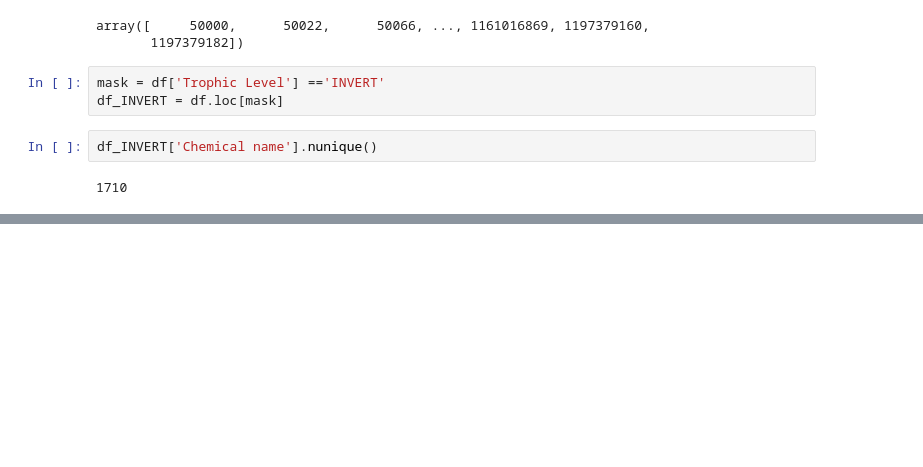
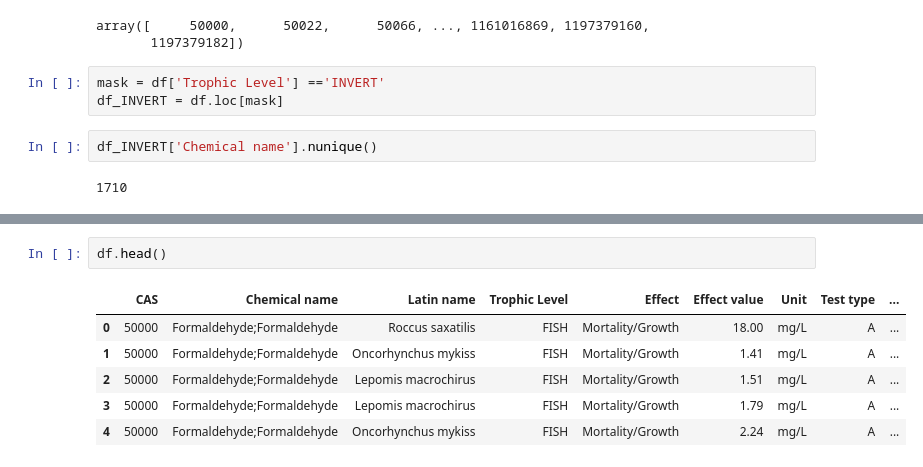
Before and after one commit to mishagrol/nanoQSAR, a Jupyter notebook: notebooks/3. EnviroTox Database.ipynb, the cells around one changed output, grey strips where cells are left out. Drawn from its saved outputs; the diff is of its cells as text; blank space fills up the shorter version.

```diff
--- a/notebooks/3. EnviroTox Database.ipynb
+++ b/notebooks/3. EnviroTox Database.ipynb
@@ -32,0 +48,9 @@ df
+# %%
+df.head()
+# %% [output]
+|  | CAS | Chemical name | Latin name | Trophic Level | Effect | Effect value | Unit | Test type | ... |
+| 0 | 50000 | Formaldehyde;Formaldehyde | Roccus saxatilis | FISH | Mortality/Growth | 18.00 | mg/L | A | ... |
+| 1 | 50000 | Formaldehyde;Formaldehyde | Oncorhynchus mykiss | FISH | Mortality/Growth | 1.41 | mg/L | A | ... |
+| 2 | 50000 | Formaldehyde;Formaldehyde | Lepomis macrochirus | FISH | Mortality/Growth | 1.51 | mg/L | A | ... |
+| 3 | 50000 | Formaldehyde;Formaldehyde | Lepomis macrochirus | FISH | Mortality/Growth | 1.79 | mg/L | A | ... |
+| 4 | 50000 | Formaldehyde;Formaldehyde | Oncorhynchus mykiss | FISH | Mortality/Growth | 2.24 | mg/L | A | ... |
```
Also changed, not shown: parts of 14 cells of this notebook.
